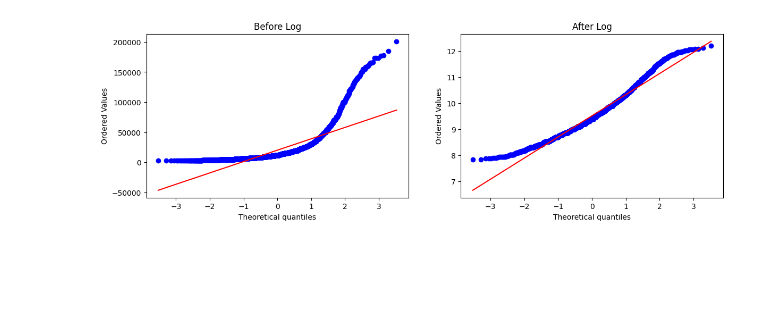
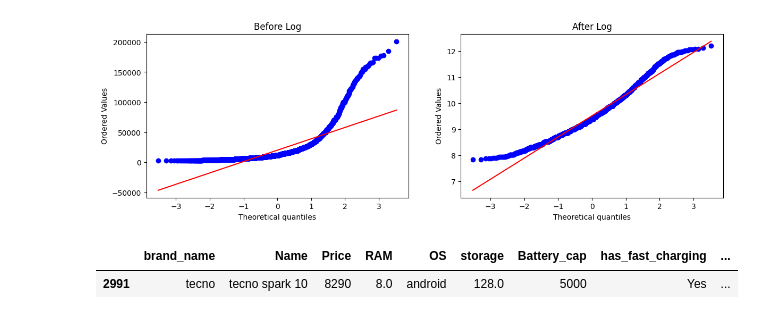
Before and after one commit to akxiit/Exploratory-Data-Analysis, a Jupyter notebook: smart-phone/Main.ipynb, the cells around one changed output. Drawn from its saved outputs; the diff is of its cells as text; code cells hidden in the pictures; blank space fills up the shorter version.

```diff
--- a/smart-phone/Main.ipynb
+++ b/smart-phone/Main.ipynb
@@ -187,3 +187,8 @@ plt.title('After Log')
 plt.show()
 # %% [output]
 [figure]
+# %%
+df.sample(1)
+# %% [output]
+|  | brand_name | Name | Price | RAM | OS | storage | Battery_cap | has_fast_charging | ... |
+| 2991 | tecno | tecno spark 10 | 8290 | 8.0 | android | 128.0 | 5000 | Yes | ... |
```
Also changed, not shown: parts of 1 cell of this notebook.
